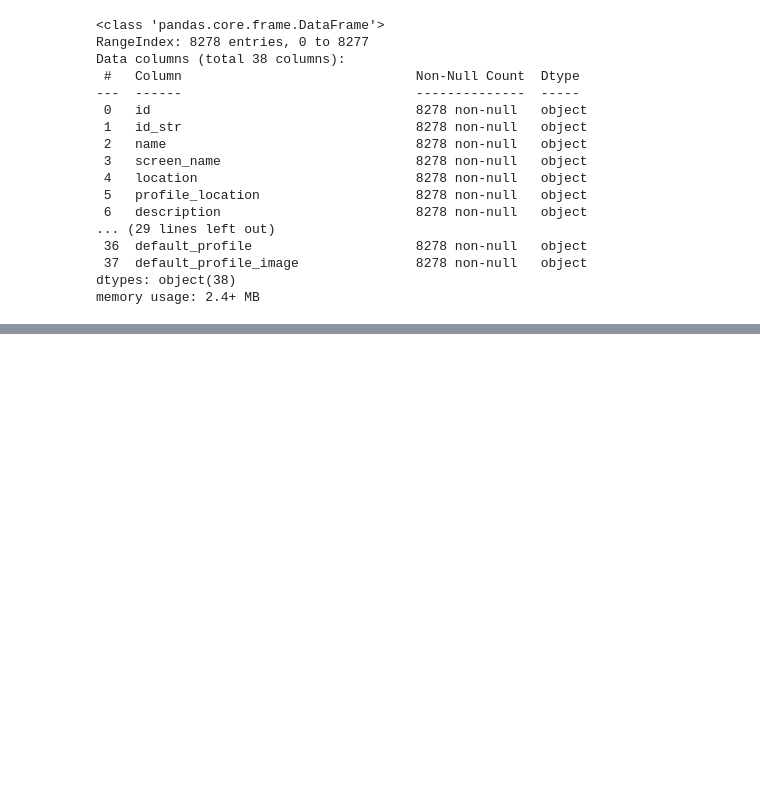
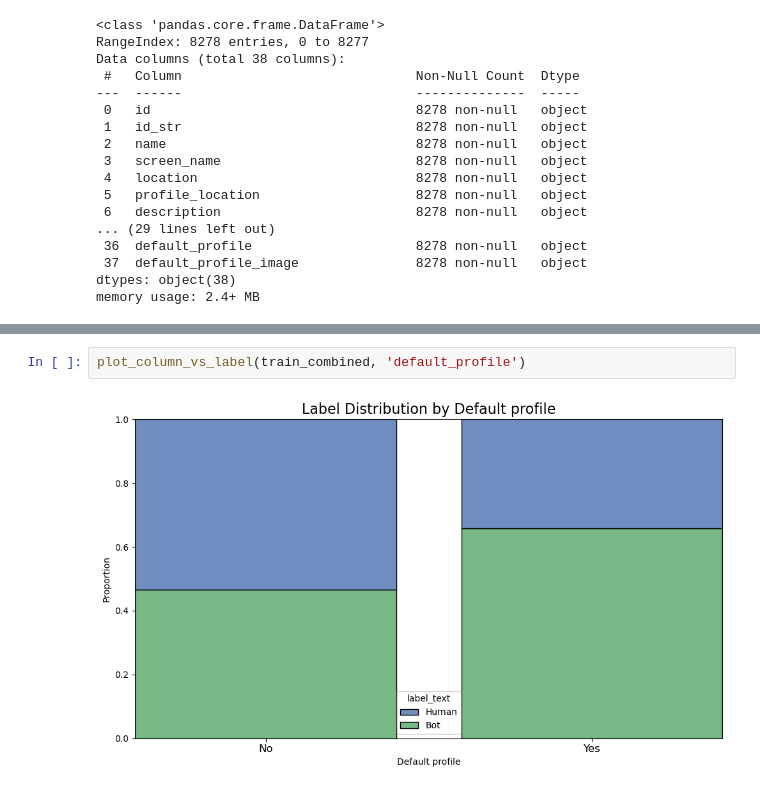
Before and after one commit to krukj/TwitterBotDetection, a Jupyter notebook: notebooks/eda.ipynb, the cells around one changed output, grey strips where cells are left out. Saved outputs shown, nothing was run; the diff lists cells and outputs as text; blank space fills up the shorter version.

```diff
--- a/notebooks/eda.ipynb
+++ b/notebooks/eda.ipynb
@@ -125,0 +179,4 @@ memory usage: 2.4+ MB
+# %%
+plot_column_vs_label(train_combined, 'default_profile')
+# %% [output]
+[figure, added]
```
Also changed, not shown: parts of 15 cells of this notebook, 1 other file.
